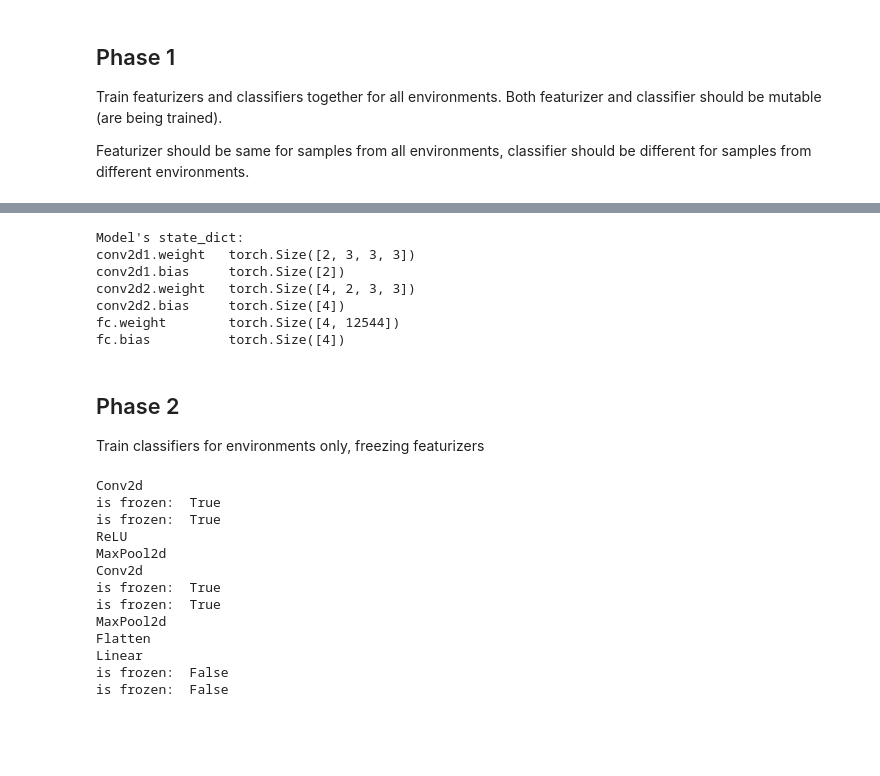
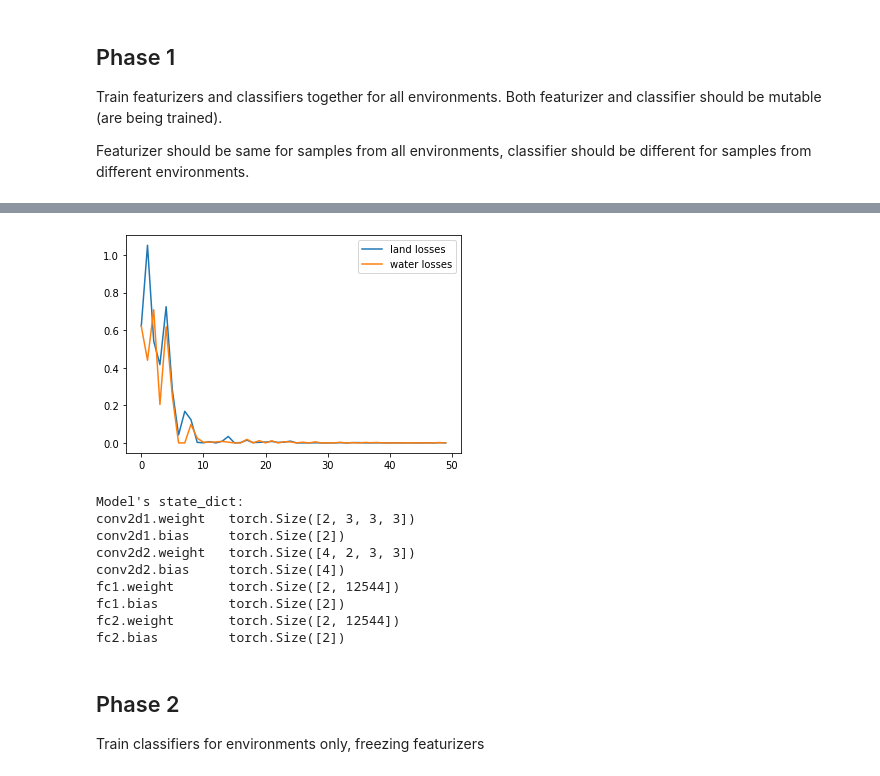
Before and after one commit to janezdu/irm, a Jupyter notebook: 2phase.ipynb, the cells around one changed output, grey strips where cells are left out. Cells and saved outputs as stored; diff of their text form; code cells hidden in the pictures; blank space fills up the shorter version.

Commit message:
new changes for fixed dense layer

```diff
--- a/2phase.ipynb
+++ b/2phase.ipynb
@@ -26,8 +60,9 @@ train = torchvision.datasets.ImageFolder("data", transform)
 # %%
 train_loader = DataLoader(
     train,
-    batch_size=4,
-    shuffle=False,
+    batch_size=1,
+    shuffle=True,
+    # careful when dealing with mixed env points
     num_workers=0,
     collate_fn=None,
     pin_memory=False,
@@ -53,7 +88,7 @@ def get_place():
         # '001.Black_footed_Albatross/Black_Footed_Albatross_0009_34.jpg': 1,
     '''
     birds = {}
-    with open('./data/metadata.csv') as f:
+    with open('data/metadata.csv') as f:
         reader = csv.DictReader(f)
         for row in reader:
             fname = row['img_filename'].split('/')[-1]
@@ -76,7 +111,11 @@ class BasicConvNet(nn.Module):
         self.conv2d2 = nn.Conv2d(2, 4, 3, 1, 1)
         self.maxpool2 = nn.MaxPool2d(2, 2)
         self.flatten = nn.Flatten()
-        self.fc = nn.Linear(12544, num_classes * num_envs)
+
+        # For this part, we want one dense layer for the frist
+        # and one dense layer for the second environment
+        self.fc1 = nn.Linear(12544, num_classes)
+        self.fc2 = nn.Linear(12544, num_classes)
         self._weight_init()
 
     def _weight_init(self):
@@ -86,8 +125,10 @@ class BasicConvNet(nn.Module):
                 nn.init.kaiming_uniform_(layer.weight.data,0.2)
                 nn.init.constant_(layer.bias.data,0)
 
-
-    def forward(self, x):
+    def forward(self, x, env):
+        '''
+        env: integer parameter. 0 for land, 1 for water
+        '''
         x = self.conv2d1(x)
         x = self.relu(x)
         x = self.maxpool1(x)
@@ -96,7 +137,12 @@ class BasicConvNet(nn.Module):
         x = self.maxpool2(x)
         x = self.relu(x)
         x = self.flatten(x)
-        x = self.fc(x)
+
+        if env == 1:
+            x = self.fc1(x)
+        else:
+            x = self.fc2(x)
+
         return x
 # %% [markdown]
 ## Phase 1
@@ -110,9 +156,10 @@ lr = 0.01
 n_epochs = 50
 birds = get_place()
 net = BasicConvNet(num_classes=2)
-optimizer = optim.Adam(net.parameters(), lr=lr)
+optimizer = optim.SGD(net.parameters(), lr=lr)
 optimizer.zero_grad()
 criterion = nn.CrossEntropyLoss()
+losses = torch.Tensor(n_epochs,2)
 
 # need 2 different loss functions.
 # such that they have gradient = 0 on half the weights
@@ -130,7 +177,7 @@ for epoch in tq.tqdm(range(n_epochs)):
         if birds[fname] == 0:
             # Train land-env birds
             optimizer.zero_grad()
-            outputs = net(inputs)[:,:2] # get the first num_classes entries
+            outputs = net(inputs, 0)
             land_loss = criterion(outputs, labels.type(torch.LongTensor))
             land_loss.backward()
             optimizer.step()
@@ -138,11 +185,15 @@ for epoch in tq.tqdm(range(n_epochs)):
         elif birds[fname] == 1:
             # Train water-env birds
             optimizer.zero_grad()
-            outputs = net(inputs)[:,2:] # get the last num_class entries
+            outputs = net(inputs, 1)
             water_loss = criterion(outputs, labels.type(torch.LongTensor))
             water_loss.backward()
             optimizer.step()
+        losses[epoch,0] = land_loss.item()
+        losses[epoch,1] = water_loss.item()
 
 
-    print(f"E: {epoch}; Land Loss: {land_loss.item()}; Water Loss: {water_loss.item()}", birds[fname])
+    if epoch % 10 == 0:
+        print(f"E: {epoch}; Land Loss: {land_loss.item()}; \
+            Water Loss: {water_loss.item()}")
 # %% [output]
@@ -166,14 +205,15 @@ E: 49; Land Loss: 0.9101296067237854; Water Loss: 0.5935475826263428 1
+# %%
+plt.plot(losses[:,0], label="land losses")
+plt.plot(losses[:,1], label="water losses")
+plt.legend()
+plt.show()
+# %% [output]
+[figure, added]
 # %%
 # Print model's state_dict
 print("Model's state_dict:")
 for param_tensor in net.state_dict():
     print(param_tensor, "\t", net.state_dict()[param_tensor].size())
-
-# # Print optimizer's state_dict
-# print("Optimizer's state_dict:")
-# for var_name in optimizer.state_dict():
-#     print(var_name, "\t", optimizer.state_dict()[var_name])
-
 torch.save(net.state_dict(), "phase1")
 # %% [output]
 Model's state_dict:
@@ -181,8 +221,10 @@ conv2d1.weight   torch.Size([2, 3, 3, 3])
 conv2d1.bias     torch.Size([2])
 conv2d2.weight   torch.Size([4, 2, 3, 3])
 conv2d2.bias     torch.Size([4])
-fc.weight        torch.Size([4, 12544])
-fc.bias          torch.Size([4])
+fc1.weight       torch.Size([2, 12544])
+fc1.bias         torch.Size([2])
+fc2.weight       torch.Size([2, 12544])
+fc2.bias         torch.Size([2])
 # %% [markdown]
 ## Phase 2
 
@@ -200,21 +242,8 @@ for layer in net.children():
 for layer in net.children():
     print(layer.__class__.__name__)
     for p in layer.parameters():
+        # TODO: fix this! It just does weight, bias as the two parameters.
         print("is frozen: ", str(not p.requires_grad))
-# %% [output]
-Conv2d
-is frozen:  True
-is frozen:  True
-ReLU
-MaxPool2d
-Conv2d
-is frozen:  True
-is frozen:  True
-MaxPool2d
-Flatten
-Linear
-is frozen:  False
-is frozen:  False
 # %%
 l_optim_frozen = optim.SGD(
     filter(lambda p: p.requires_grad, net.parameters()), lr=lr)
```
Also changed, not shown: parts of 7 cells of this notebook.
